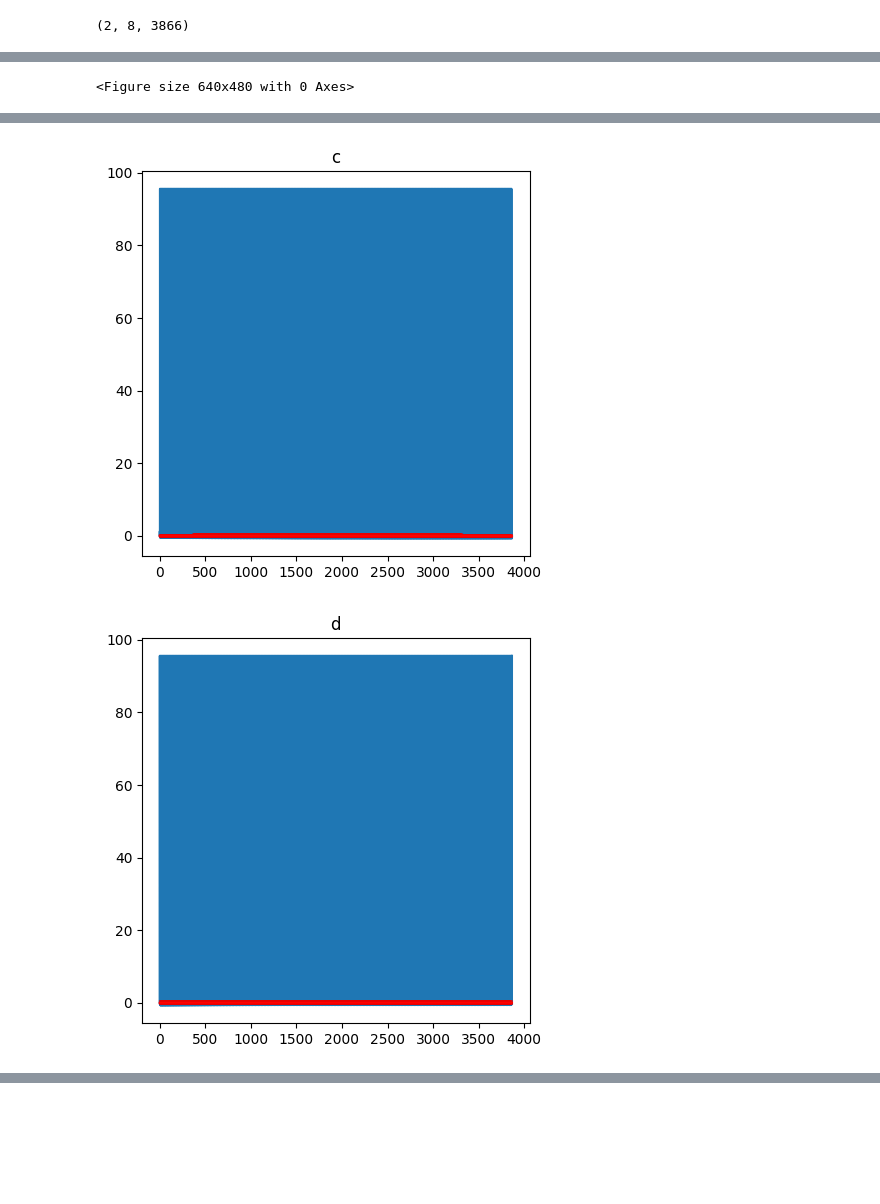
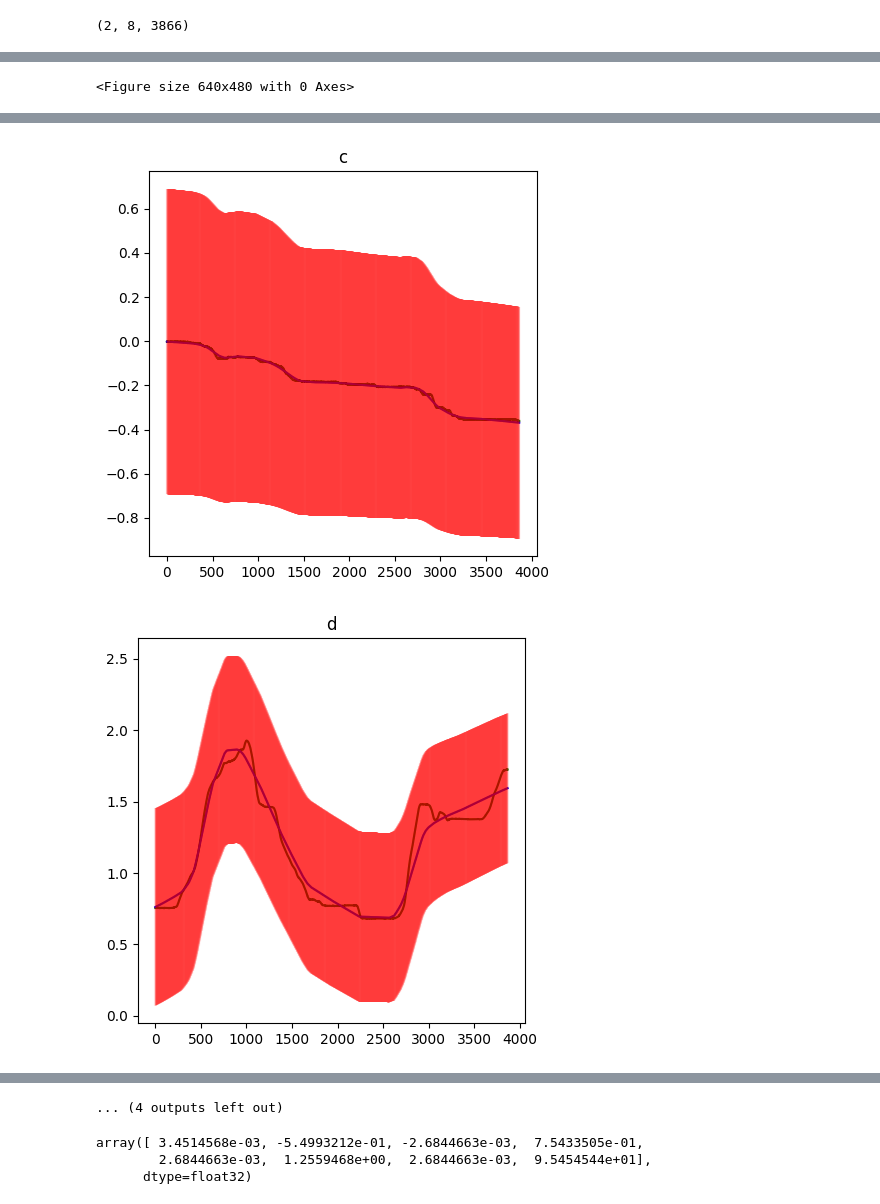
Before and after one commit to demet47/Cappuccino-Preparing-Robot-Baxter, a Jupyter notebook: Task Parameterization and Generalization/Task Parameterization and Generalization.ipynb, the cells around one changed output, grey strips where cells are left out. Drawn from its saved outputs; the diff is of its cells as text; code cells hidden in the pictures; blank space fills up the shorter version.

Commit message:
last version of task parametriszation that utilizes our data

```diff
--- a/Task Parameterization and Generalization/Task Parameterization and Generalization.ipynb
+++ b/Task Parameterization and Generalization/Task Parameterization and Generalization.ipynb
@@ -32,8 +43,4 @@ def csv_to_array(csv_file_name):
 # %%
 d_N = 1
 n_max=1 # maximum number of observations that can be used during the training process
-a,b,c,d = data_format.data_per_trajectory('C:/Users/dmtya/Cappuccino-Preparing-Robot-Baxter/carry_data/train1', True)
-train_joints = np.array(a)[:, :8, :] #for left arm
-train_n = np.array(b)
-train_t = np.array(c)
-train_p = np.array(d)
+a,b,c,d = data_format.data_per_trajectory('/home/colors/Desktop/Cappuccino-Preparing-Robot-Baxter/carry_data/train1', True)
@@ -40,3 +71,8 @@ train_p = np.array(d)
+# %%
+train_joints = np.array(a)[:, 8:, :] #for left arm
+train_n = np.array(b)
+train_t = np.array(c)
+train_p = np.array(d)
 # %%
 train_n
 # %% [output]
@@ -125,7 +152,7 @@ def plt_predictions(gamma=1):
                         train_joints[gamma,5,0],
                         train_joints[gamma,6,0],
                         train_joints[gamma,7,0]]
-    observation_flag[0,0,0] = 1.
+    observation_flag[0,0,0] = 1
     joint_names = ['a','b','c','d','e','f','g','h']
     for i in range(train_n[gamma]):
         target[0,0] = [train_t[gamma,i],ob_p,w_p]
@@ -139,9 +166,9 @@ def plt_predictions(gamma=1):
         # if joint == 4:
         #     plt.ylim(-1.35,-1.75)
         for i in range(d_N):
-            plt.plot(range(train_n[i]),train_joints[i,joint,:train_n[i]])
-        plt.plot(range(train_n[gamma]),prediction[joint,:train_n[gamma]],color='red')
-        plt.errorbar(range(train_n[gamma]),prediction[joint,:train_n[gamma]],yerr=prediction_std[2,:train_n[gamma]],color = 'red',alpha=0.1)
+            plt.plot(range(train_n[i]),train_joints[i,joint,:train_n[i]].T, color='green')
+        plt.plot(range(train_n[gamma]),prediction[joint,:train_n[gamma]].T,color='blue')
+        plt.errorbar(range(train_n[gamma]),prediction[joint,:train_n[gamma]].T,yerr=prediction_std[2,:train_n[gamma]].T,color = 'red',alpha=0.05)
         plt.show()
 # %%
 def custom_loss(y_true, y_pred):
@@ -192,6 +222,6 @@ ________________________________________________________________________________
 # %%
 train_loss = np.zeros(2000)
-max_iterations=10000
+max_iterations=50000
 for step in range(max_iterations):
     inp,out,gamma = get_train_sample()
     out = np.array(out)
@@ -215,5 +245,7 @@ for step in range(max_iterations):
         plt.plot(range(100),mean_loss)
         plt.show()
         plt_predictions(0)
+        print('step:', step)
+        model.save("try_step_step"+str(step)+".h5")
 # %% [output]
 <Figure size 640x480 with 0 Axes>
@@ -243,2 +275,2 @@ loss: 9543.0576171875
-[figure, old version]
+[figure, new version]
-[figure, old version]
+[figure, new version]
@@ -248,0 +280,7 @@ loss: 9543.0576171875
+... (4 outputs left out)
+# %%
+train_joints[0,:,0]
+# %% [output]
+array([ 3.4514568e-03, -5.4993212e-01, -2.6844663e-03,  7.5433505e-01,
+        2.6844663e-03,  1.2559468e+00,  2.6844663e-03,  9.5454544e+01],
+      dtype=float32)
```
Also changed, not shown: parts of 14 cells of this notebook.
